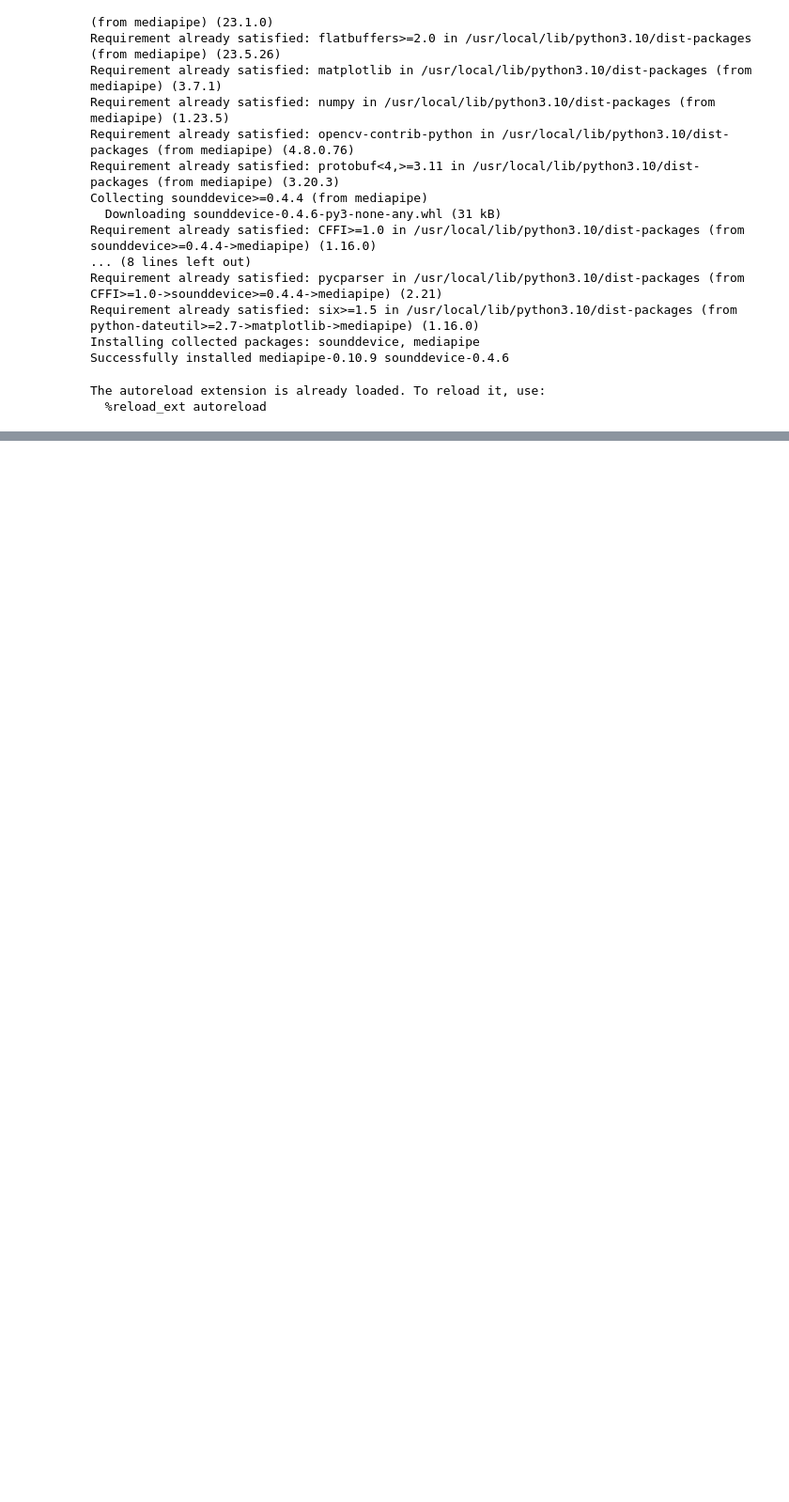
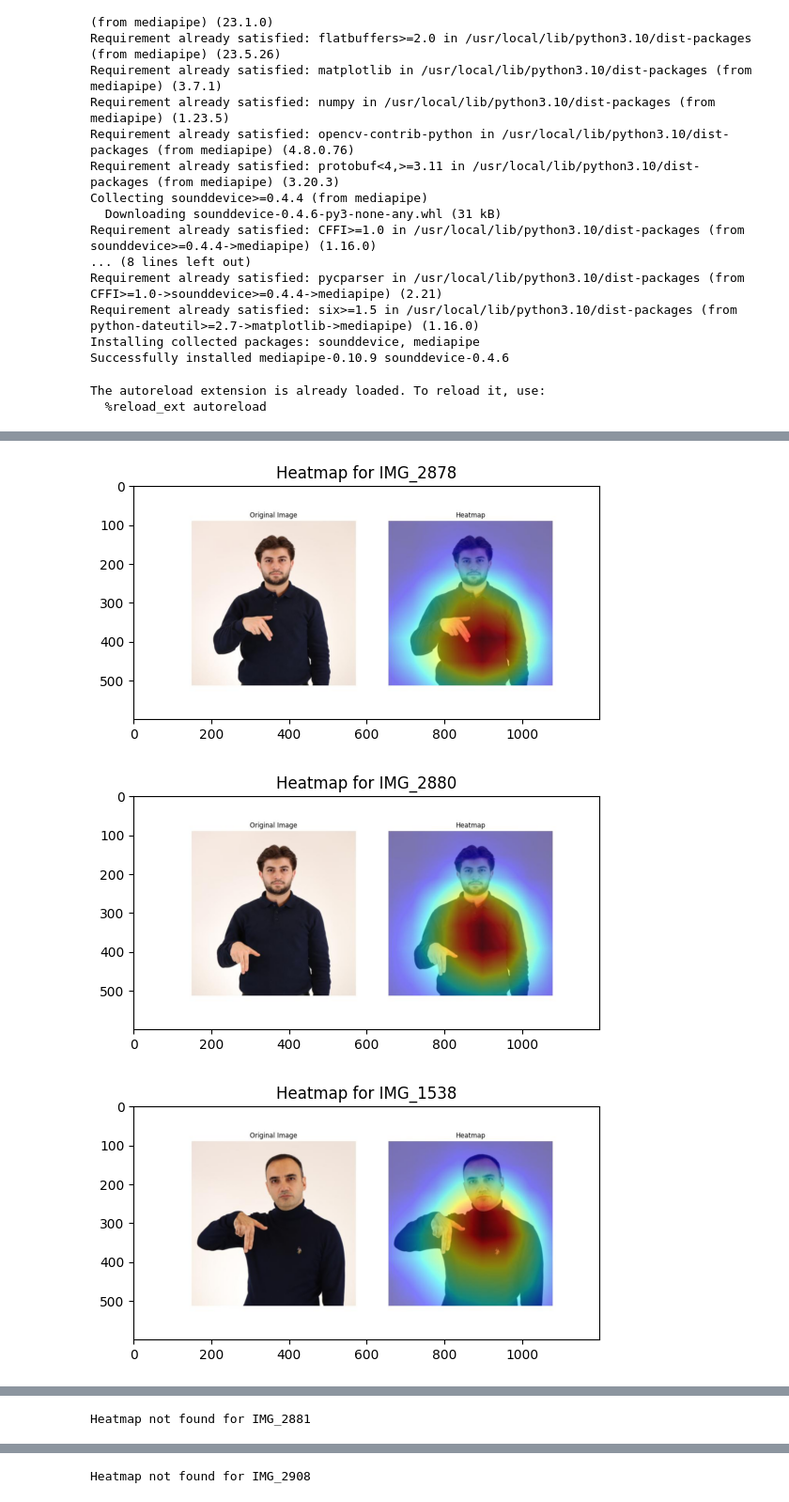
Before and after one commit to ADA-SITE-JML/gesture_face_features, a Jupyter notebook: code/feature_visualization.ipynb, the cells around one changed output, grey strips where cells are left out. Shown at 94% size. Cells and saved outputs as stored; diff of their text form; code cells hidden in the pictures; blank space fills up the shorter version.

Commit message:
updated heatmap/config, can start important codes now

```diff
--- a/code/feature_visualization.ipynb
+++ b/code/feature_visualization.ipynb
@@ -44,16 +44,20 @@ The autoreload extension is already loaded. To reload it, use:
   %reload_ext autoreload
 # %%
 configs = {}
-img_type="sign"
-letter = "N"
+img_type="both"
+letter = "H"
 first_model = available_models[next(iter(available_models))]
 
 for model_name in available_models.values():
-  print("Configuring model", model_name, "for", img_type, "for letter", letter)
+  print("Configuring model", model_name, "for", img_type, "images, for letter", letter)
   load_data = model_name == first_model # Loading data only for the first model
   conf = Config(PATH, img_type=img_type, letter=letter, model_name=model_name, load_data=load_data)
   if not load_data:
-    conf.sign_imgs = [img.copy() for img in configs[first_model].sign_imgs] # copying data from the first model to others
+    # copying data from the first model to others
+    if img_type in ["sign", "both"]:
+      conf.imgs["sign"] = [img.copy() for img in configs[first_model].imgs["sign"]]
+    if img_type in ["face", "both"]:
+      conf.imgs["face"] = [img.copy() for img in configs[first_model].imgs["face"]]
   configs[model_name] = conf
   print()
 # %% [output]
@@ -96,0 +86,9 @@ load_heatmaps(enetB6.sign_img_paths[:10], enetB6.heatmaps_path)
+# %%
+conf = configs['InceptionV3']
+hm = Heatmap(*conf.heatmap_config)
+# hm.generate_heatmaps(5)
+hm.load_heatmaps(5)
+# %% [output]
+[figure, added]
+[figure, added]
+[figure, added]
@@ -96,0 +97 @@ load_heatmaps(enetB6.sign_img_paths[:10], enetB6.heatmaps_path)
+Heatmap not found for IMG_2881
@@ -97,2 +103,3 @@ load_heatmaps(enetB6.sign_img_paths[:10], enetB6.heatmaps_path)
+Heatmap not found for IMG_2908
 # %%
 hand_path = os.path.join(PATH, "cropped_hands")
```
Also changed, not shown: parts of 6 cells of this notebook, 2 other files.
